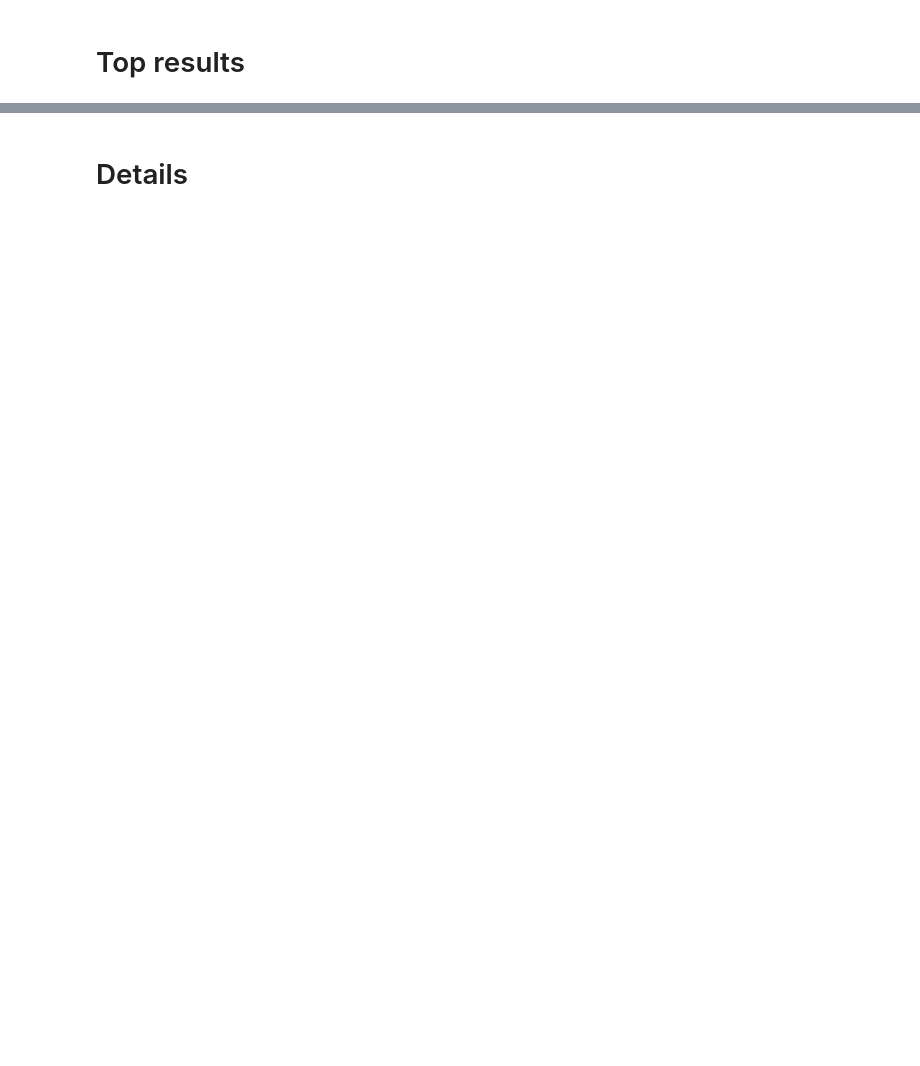
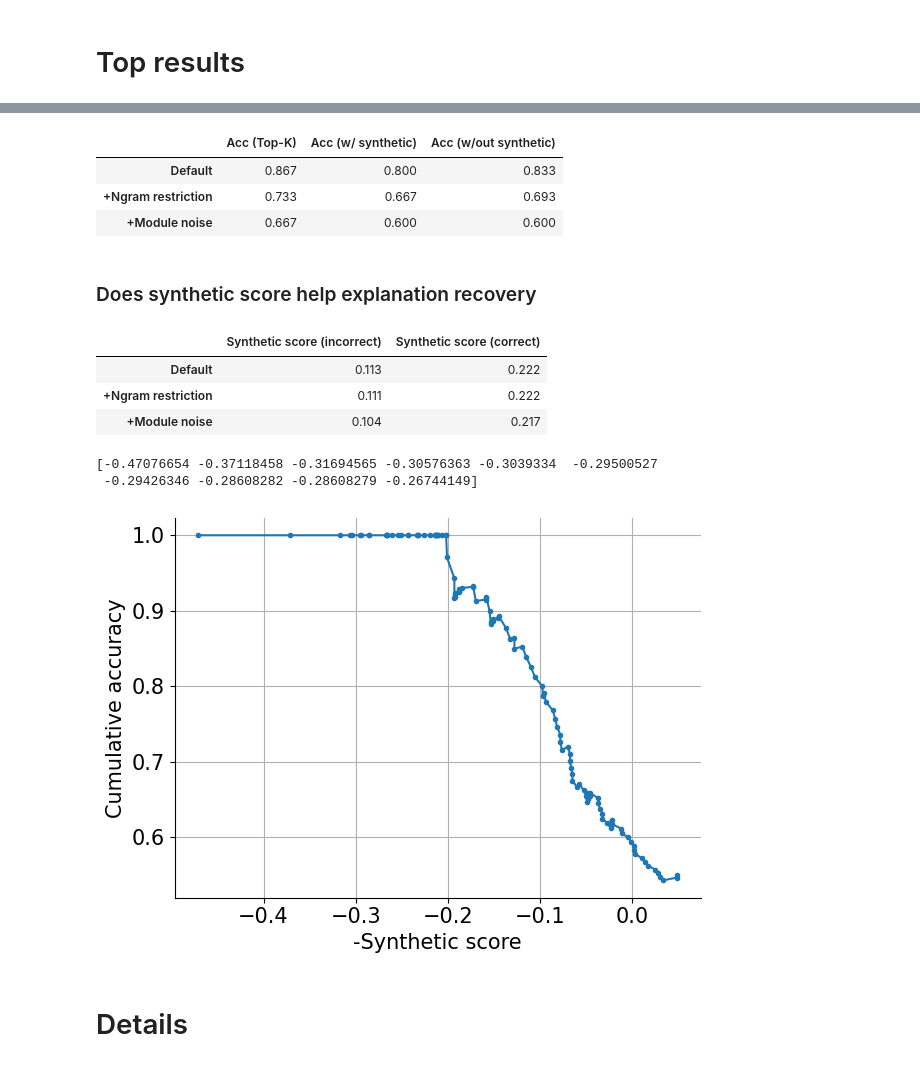
Before and after one commit to microsoft/automated-explanations, a Jupyter notebook: notebooks/02_synthetic.ipynb, the cells around one changed output, grey strips where cells are left out. Saved outputs shown, nothing was run; the diff lists cells and outputs as text; code cells hidden in the pictures; blank space fills up the shorter version.

Commit message:
look at stratified metrics

```diff
--- a/notebooks/02_synthetic.ipynb
+++ b/notebooks/02_synthetic.ipynb
@@ -70,3 +69,76 @@ acc 0.6341463414634146
+# %%
+groupings = ['noise_ngram_scores', 'ngrams_restricted']
+metrics = ['any_contains_keywords', 'top_contains_keywords', 'mean_contains_keywords']
+index_remap = {
+    (0.0, False): 'Default',
+    (0.0,  True): '+Ngram restriction',
+    (3.0, False): '+Module noise',
+}
+
+g = (
+    r
+    .filter(groupings + metrics)
+    .groupby(groupings)
+    .mean()
+    .round(3)
+    .sort_values(by='any_contains_keywords', ascending=False)
+).rename(
+    columns={
+    'any_contains_keywords': 'Acc (Top-K)',
+    'top_contains_keywords': 'Acc (w/ synthetic)',
+    'mean_contains_keywords': 'Acc (w/out synthetic)',
+    },
+)
+g.index = [index_remap[x] for x in g.index.values]
+display(g)
+# %% [output]
+|  | Acc (Top-K) | Acc (w/ synthetic) | Acc (w/out synthetic) |
+| Default | 0.867 | 0.800 | 0.833 |
+| +Ngram restriction | 0.733 | 0.667 | 0.693 |
+| +Module noise | 0.667 | 0.600 | 0.600 |
+# %% [markdown]
+### Does synthetic score help explanation recovery
+# %%
+groupings = ['noise_ngram_scores', 'ngrams_restricted', 'top_contains_keywords']
+metrics = ['top_score_synthetic']
+g2 = (
+    r
+    .filter(groupings + metrics)
+    .groupby(groupings)
+    .mean()
+    .round(3)
+    .pivot_table(index=['noise_ngram_scores', 'ngrams_restricted'],
+                 columns='top_contains_keywords',
+                 values='top_score_synthetic')
+    .rename_axis(None, axis=1)
+    .rename(columns={
+    True: 'Synthetic score (correct)',
+    False: 'Synthetic score (incorrect)',
+    })
+)
+g2.index = [index_remap[x] for x in g2.index.values]
+display(g2)
+# %% [output]
+|  | Synthetic score (incorrect) | Synthetic score (correct) |
+| Default | 0.113 | 0.222 |
+| +Ngram restriction | 0.111 | 0.222 |
+| +Module noise | 0.104 | 0.217 |
+# %%
+scores_synth = sum(r.score_synthetic.values, [])
+corrects = sum(r.score_contains_keywords.values, [])
+args = np.argsort(scores_synth)[::-1]
+scores_synth = -np.array(scores_synth)[args]
+corrects = np.array(corrects)[args]
+print(scores_synth[:10])
+plt.plot(scores_synth, np.cumsum(corrects) / np.arange(1, len(corrects) + 1), '.-')
+plt.ylabel('Cumulative accuracy')
+plt.xlabel('-Synthetic score')
+plt.grid()
+plt.show()
+# %% [output]
+[-0.47076654 -0.37118458 -0.31694565 -0.30576363 -0.3039334  -0.29500527
+ -0.29426346 -0.28608282 -0.28608279 -0.26744149]
+[figure, added]
 # %% [markdown]
 # Details
 # %%
```
Also changed, not shown: parts of 9 cells of this notebook, 2 other files.
